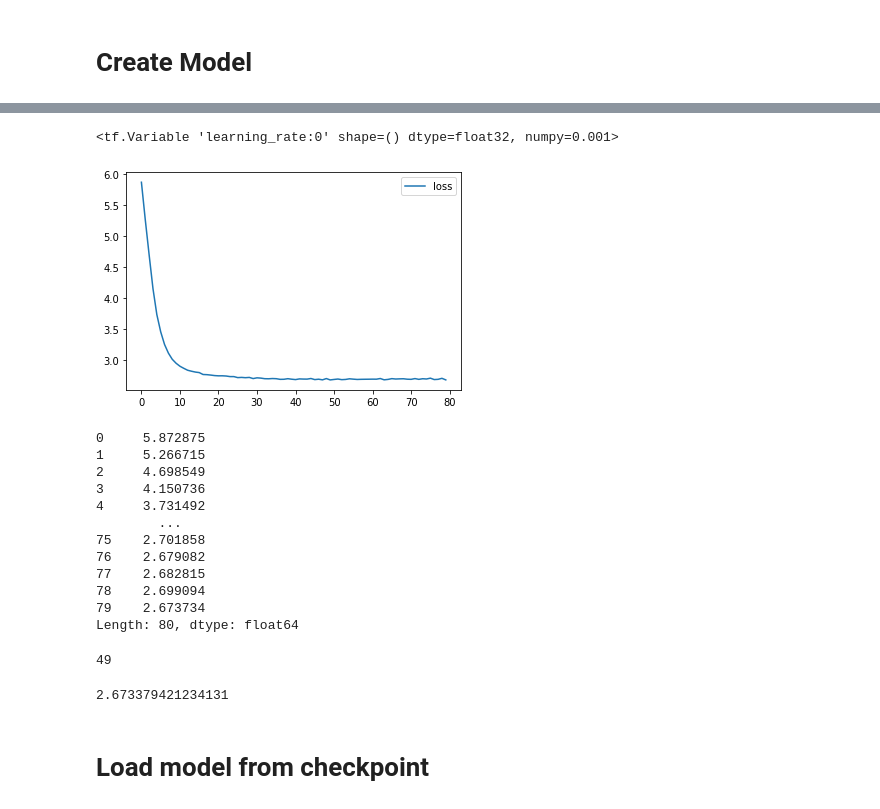
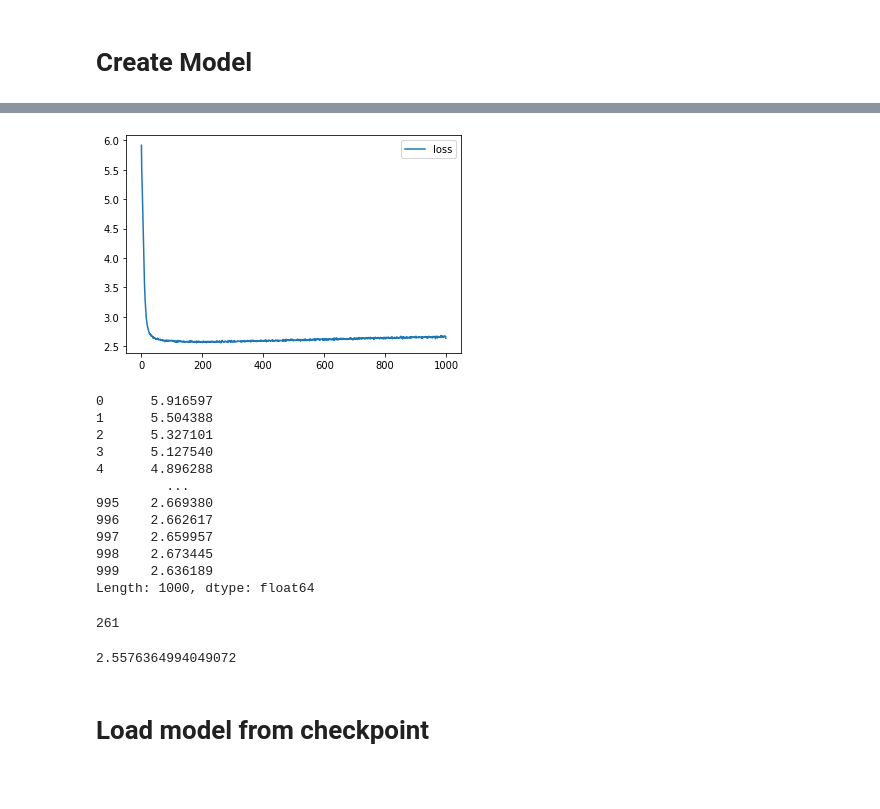
Before and after one commit to Zatan666/carabao_word2vec, a Jupyter notebook: carabao_word2vec.ipynb, the cells around one changed output, grey strips where cells are left out. Cells and saved outputs as stored; diff of their text form; code cells hidden in the pictures; blank space fills up the shorter version.

```diff
--- a/carabao_word2vec.ipynb
+++ b/carabao_word2vec.ipynb
@@ -191,9 +200,7 @@ Trainable params: 108,439
 Non-trainable params: 0
 _________________________________________________________________
 # %%
-model.optimizer.learning_rate
+model.optimizer.learning_rate = 0.0003
-# %% [output]
-<tf.Variable 'learning_rate:0' shape=() dtype=float32, numpy=0.001>
 # %%
 class PlotLosses(callbacks.Callback):
     def on_train_begin(self, logs={}):
@@ -225,38 +230,38 @@ earlystopping = callbacks.EarlyStopping(monitor='loss', patience=30, restore_bes
 # %%
 history = model.fit(
     x_train,
     y_train,
     batch_size = 1,
     epochs=1000,
     verbose=1,
-    callbacks = [checkpoint, plot_losses, earlystopping])
+    callbacks = [checkpoint, plot_losses])
 # %% [output]
-[figure, old version]
+[figure, new version]
 # %%
 import pandas as pd
 # %%
 pd.Series(history.history['loss'])
 # %% [output]
-0     5.872875
-1     5.266715
-2     4.698549
-3     4.150736
-4     3.731492
-        ...
-75    2.701858
-76    2.679082
-77    2.682815
-78    2.699094
-79    2.673734
-Length: 80, dtype: float64
+0      5.916597
+1      5.504388
+2      5.327101
+3      5.127540
+4      4.896288
+         ...
+995    2.669380
+996    2.662617
+997    2.659957
+998    2.673445
+999    2.636189
+Length: 1000, dtype: float64
 # %%
 pd.Series(history.history['loss']).idxmin()
 # %% [output]
-49
+261
 # %%
 pd.Series(history.history['loss']).min()
 # %% [output]
-2.673379421234131
+2.5576364994049072
 # %% [markdown]
 # Load model from checkpoint
 # %%
```
Also changed, not shown: parts of 5 cells of this notebook.
